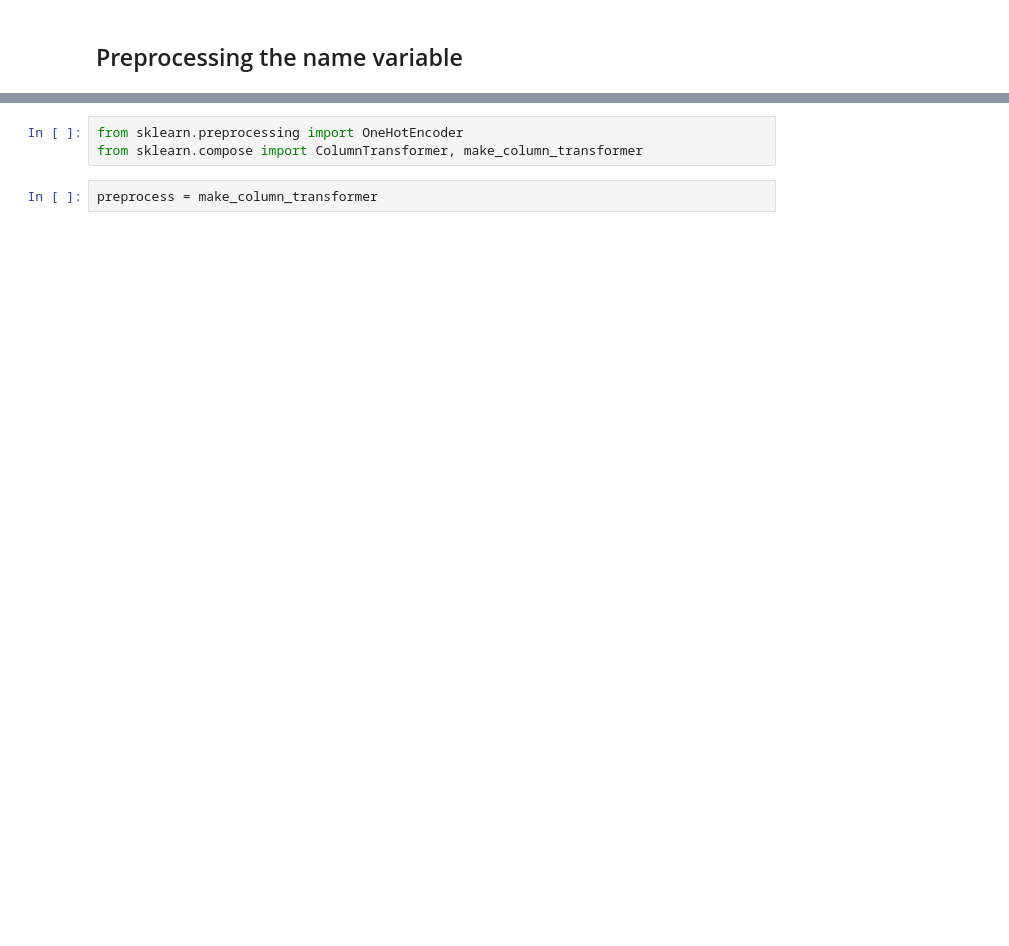
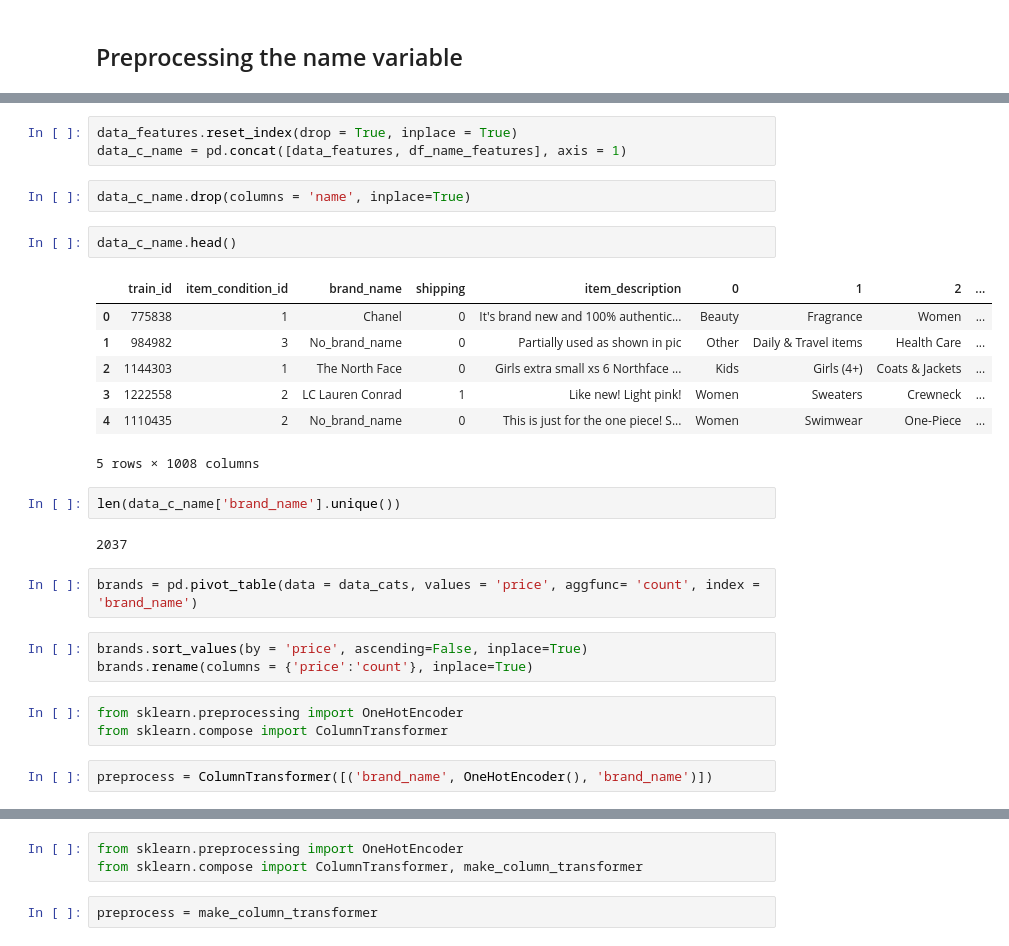
Before and after one commit to TomekQ13/Price-suggestion, a Jupyter notebook: Merceri_data_exploration.ipynb, the cells around one changed output, grey strips where cells are left out. Saved outputs shown, nothing was run; the diff lists cells and outputs as text; blank space fills up the shorter version.

```diff
--- a/Merceri_data_exploration.ipynb
+++ b/Merceri_data_exploration.ipynb
@@ -120,0 +131,29 @@ y = dataset.iloc[:, 1].values
+# %%
+data_features.reset_index(drop = True, inplace = True)
+data_c_name = pd.concat([data_features, df_name_features], axis = 1)
+# %%
+data_c_name.drop(columns = 'name', inplace=True)
+# %%
+data_c_name.head()
+# %% [output]
+|  | train_id | item_condition_id | brand_name | shipping | item_description | 0 | 1 | 2 | ... |
+| 0 | 775838 | 1 | Chanel | 0 | It's brand new and 100% authentic... | Beauty | Fragrance | Women | ... |
+| 1 | 984982 | 3 | No_brand_name | 0 | Partially used as shown in pic | Other | Daily & Travel items | Health Care | ... |
+| 2 | 1144303 | 1 | The North Face | 0 | Girls extra small xs 6 Northface ... | Kids | Girls (4+) | Coats & Jackets | ... |
+| 3 | 1222558 | 2 | LC Lauren Conrad | 1 | Like new! Light pink! | Women | Sweaters | Crewneck | ... |
+| 4 | 1110435 | 2 | No_brand_name | 0 | This is just for the one piece! S... | Women | Swimwear | One-Piece | ... |
+5 rows × 1008 columns
+# %%
+len(data_c_name['brand_name'].unique())
+# %% [output]
+2037
+# %%
+brands = pd.pivot_table(data = data_cats, values = 'price', aggfunc= 'count', index = 'brand_name')
+# %%
+brands.sort_values(by = 'price', ascending=False, inplace=True)
+brands.rename(columns = {'price':'count'}, inplace=True)
+# %%
+from sklearn.preprocessing import OneHotEncoder
+from sklearn.compose import ColumnTransformer
+# %%
+preprocess = ColumnTransformer([('brand_name', OneHotEncoder(), 'brand_name')])
```
Also changed, not shown: parts of 12 cells of this notebook, 1 other file.
